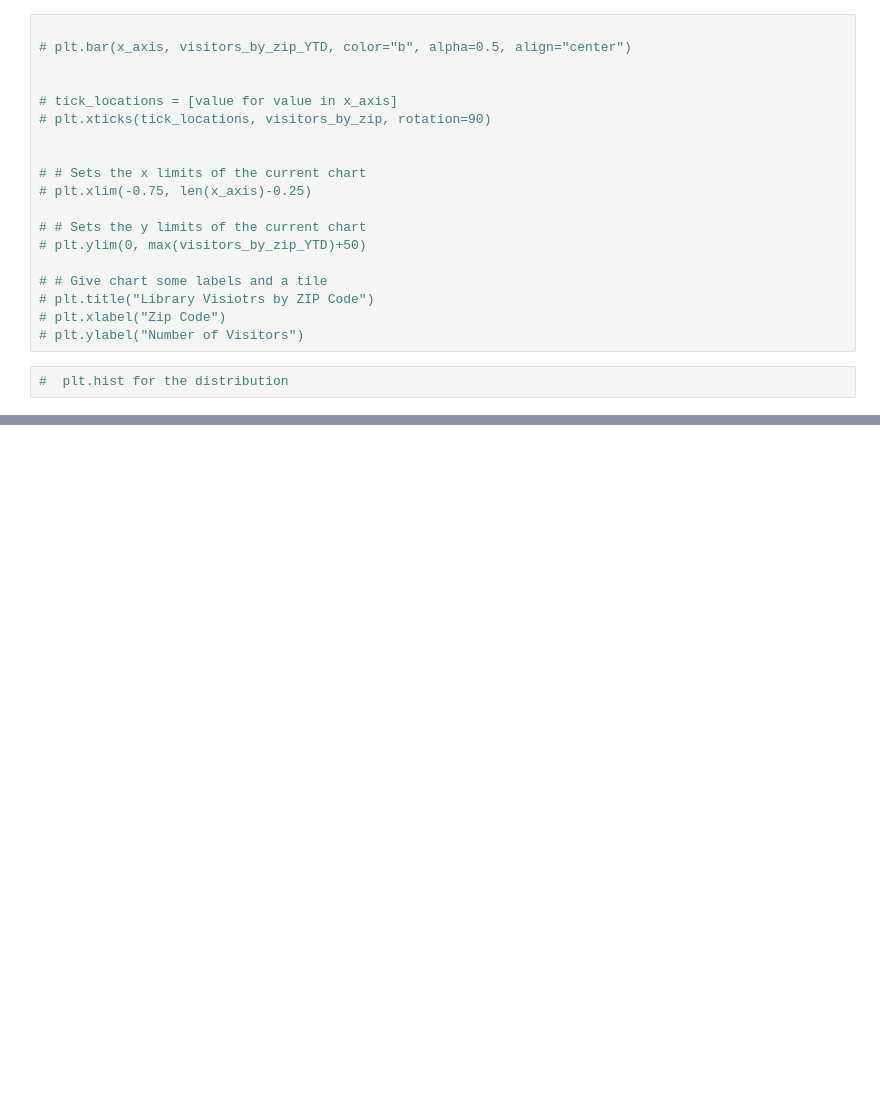
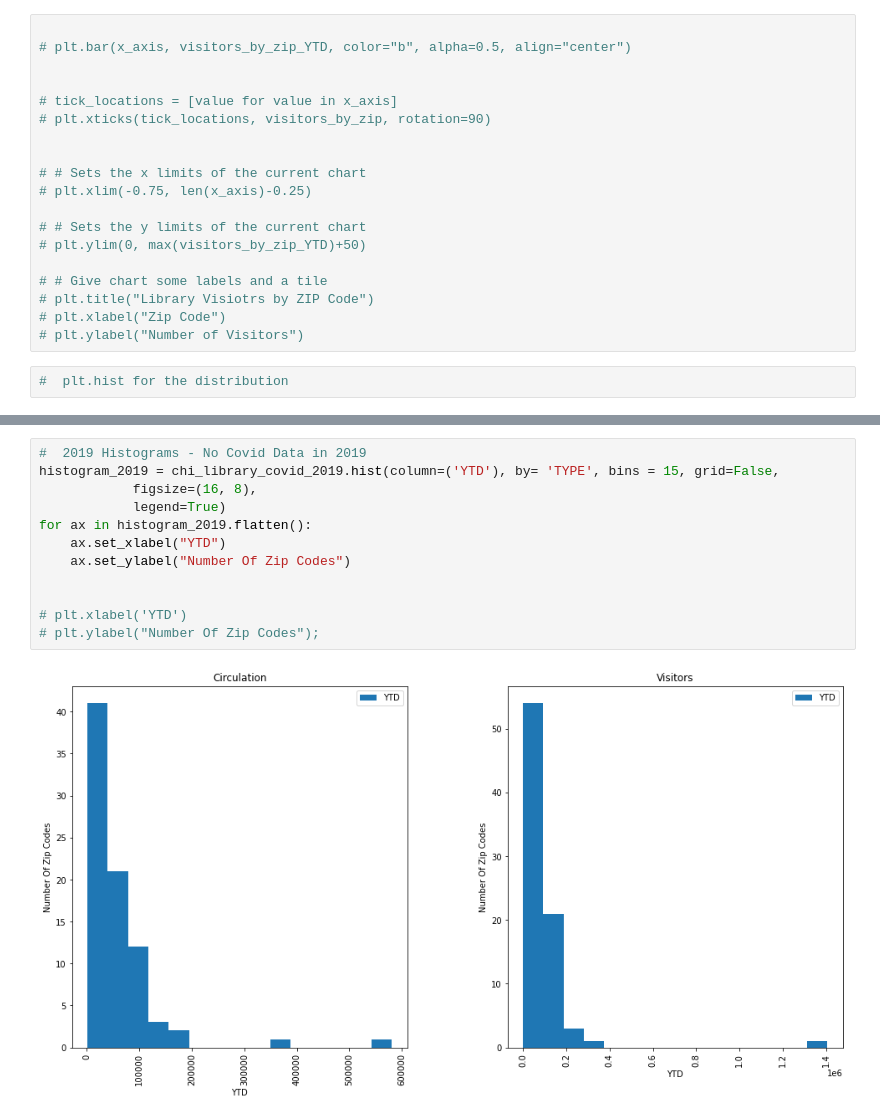
Before and after one commit to nataliepiehl/project_one, a Jupyter notebook: Code/Jeff_Data_Analysis.ipynb, the cells around one changed output, grey strips where cells are left out. Cells and saved outputs as stored; diff of their text form; blank space fills up the shorter version.

```diff
--- a/Code/Jeff_Data_Analysis.ipynb
+++ b/Code/Jeff_Data_Analysis.ipynb
@@ -563,0 +580,14 @@ summary_stats_2021_december
+# %%
+#  2019 Histograms - No Covid Data in 2019
+histogram_2019 = chi_library_covid_2019.hist(column=('YTD'), by= 'TYPE', bins = 15, grid=False,
+            figsize=(16, 8),
+            legend=True)
+for ax in histogram_2019.flatten():
+    ax.set_xlabel("YTD")
+    ax.set_ylabel("Number Of Zip Codes")
+
+
+# plt.xlabel('YTD')
+# plt.ylabel("Number Of Zip Codes");
+# %% [output]
+[figure, added]
```
Also changed, not shown: parts of 4 cells of this notebook.
